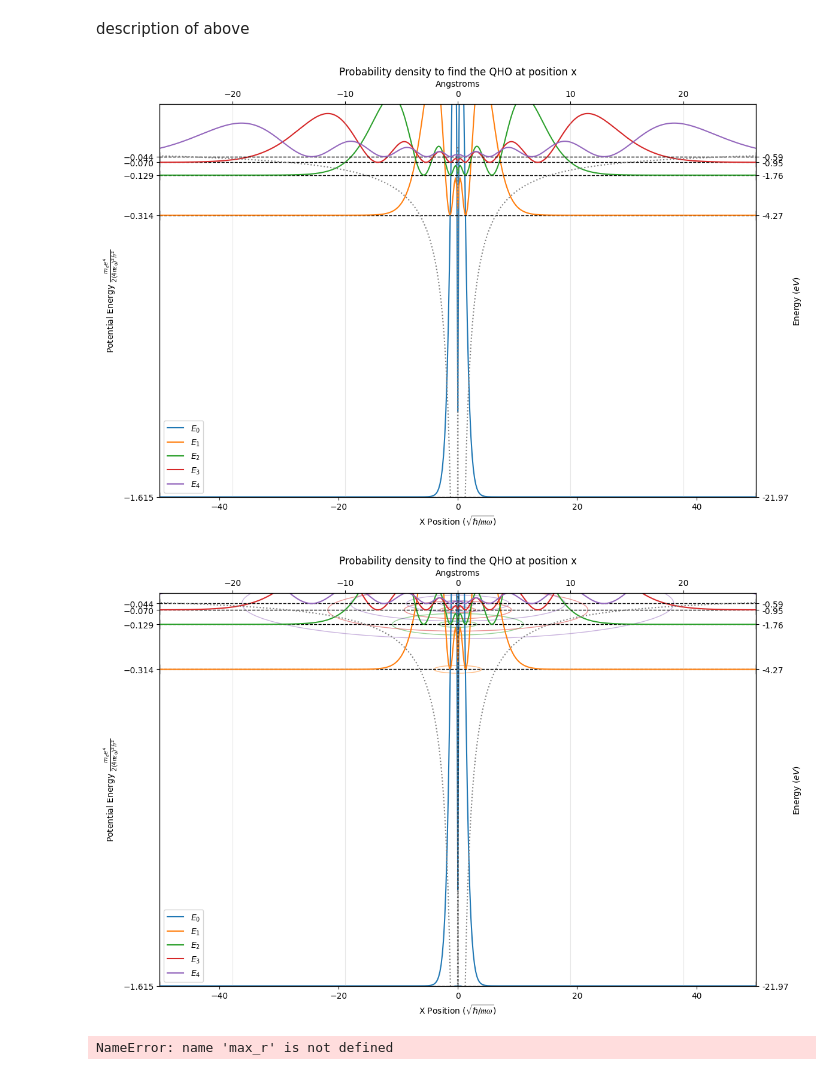
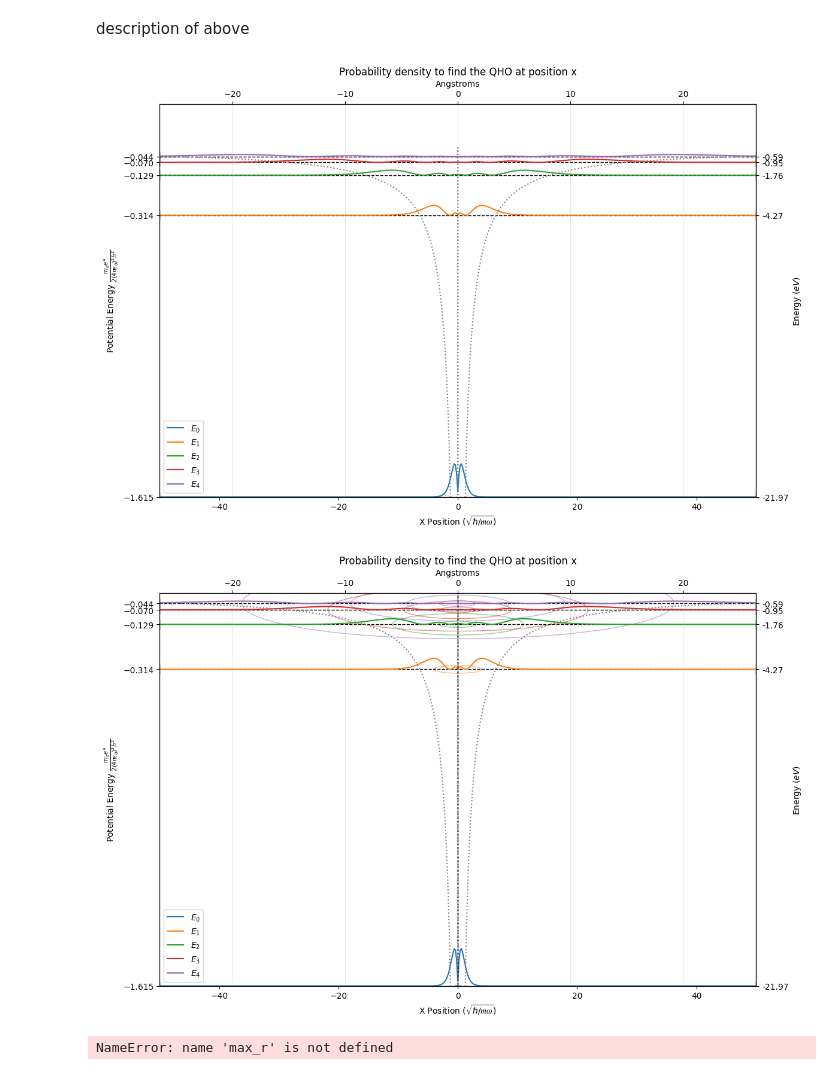
Before and after one commit to Adillwma/QuantumHarmonics, a Jupyter notebook: development.ipynb, the cells around one changed output. Drawn from its saved outputs; the diff is of its cells as text; code cells hidden in the pictures.

```diff
--- a/development.ipynb
+++ b/development.ipynb
@@ -620,6 +620,7 @@ H_main_hydrogen, H_plusone_hydrogen = hamiltonian_diag(r, V_hydrogen, delta_r)
 
 # Eigenvalue & Eigenvector Solver for hydrogen
 E_vals_hydrogen, E_vectors_hydrogen = eigh_tridiagonal(H_main_hydrogen, H_plusone_hydrogen)   # use range args to simplify
+E_vectors_hydrogen = E_vectors_hydrogen / np.sqrt(delta_x)                    #Normalising the eigenvectors
 
 print(E_vals_hydrogen[0:10])
 print(convert_potential_to_eV(E_vals_hydrogen[0:10]))
@@ -834,7 +887,7 @@ description of above
 title = "Wavefunction"
 xlabel = "X Position $(\sqrt{ℏ/𝑚𝜔})$"
 ylabel = "Potential Energy $\\frac{m_e e^4}{2 (4 \pi \epsilon_0)^2 \hbar^2}$"
-boost_prob_amplitude_visibility = 16
+boost_prob_amplitude_visibility = 1
 
 maxE_vec = 5
 plot_maxima = False
@@ -873,41 +926,41 @@ for n in range(0, maxE_vec):           #Sets an ofset scaling value so that each
         for i in local_maxima_indices:
             width = r[i]*2
             height = width / 250
             ellipse = patches.Ellipse((0, offset), width, height, edgecolor=colour, facecolor='none', alpha=0.5)
             plt.gca().add_artist(ellipse)  # Use plt.gca() to get current axes
 
 # show a legend with the energy levels
 plt.legend()
 
 plt.plot(r, V_hydrogen, c='grey', linestyle='dotted')       #Once all wavefunctions are plotted, this line plots the potential we calulated earlier on the same graph to visualise the classical limits
 plt.plot(np.negative(r), V_hydrogen, c='grey', linestyle='dotted')       #Once all wavefunctions are plotted, this line plots the potential we calulated earlier on the same graph to visualise the classical limits
 
 plt.ylim(y_limits)                                      #This just trims the potential to the same limits as the wavefunction graph so it is displayed at correct scaling reletive to the probability density plot beside
 plt.yticks(ticks=tick_locations_2)
 plt.xlim(x_limits)
 
 # create a secondary y axis on the right hand side of the plot
 ax2 = plt.twinx()
 ax2.set_ylim(y_limits)                                      #This just trims the potential to the same limits as the wavefunction graph so it is displayed at correct scaling reletive to the probability density plot beside
 ax2.set_yticks(ticks=tick_locations_2, labels=y_ticks)       #Plots the created y labels
 ax2.set_ylabel("Energy $(eV)$")
 
 ax2 = plt.twiny()    # add a new x axis on the top of the plot
 ax2.set_xlabel('Angstroms')   # set label for the new x-axis
 ax2.set_xlim(bohr_radius_to_angstrom(x_limits[0]), bohr_radius_to_angstrom(x_limits[1]))    # set new x-axis limits as the min and max angstrom values
 
 # add grid that has its own y ticks
 plt.grid(alpha=0.3)
 plt.show()
 # %% [output]
-[figure, old version]
+[figure, new version]
 # %%
 ### - Condensed Wavefunction and Probability Density Plots for Quantum Harmonic Oscillator Showing Potential
 # Plot - Setup
 title = "Wavefunction"
 xlabel = "X Position $(\sqrt{ℏ/𝑚𝜔})$"
 ylabel = "Potential Energy $\\frac{m_e e^4}{2 (4 \pi \epsilon_0)^2 \hbar^2}$"
-boost_prob_amplitude_visibility = 16
+boost_prob_amplitude_visibility = 1
 
 plot_maxima = True
 maxE_vec = 5
@@ -969,7 +1022,7 @@ plt.grid(alpha=0.3)
 plt.axvline(x=0, color='black', linestyle='dashed', linewidth=1, markersize=12,)
 plt.show()
 # %% [output]
-[figure, old version]
+[figure, new version]
 # %%
 ### - 2D Visualisations of Primary Quantum Number n
 
```
Also changed, not shown: parts of 3 cells of this notebook, 6 other files.
